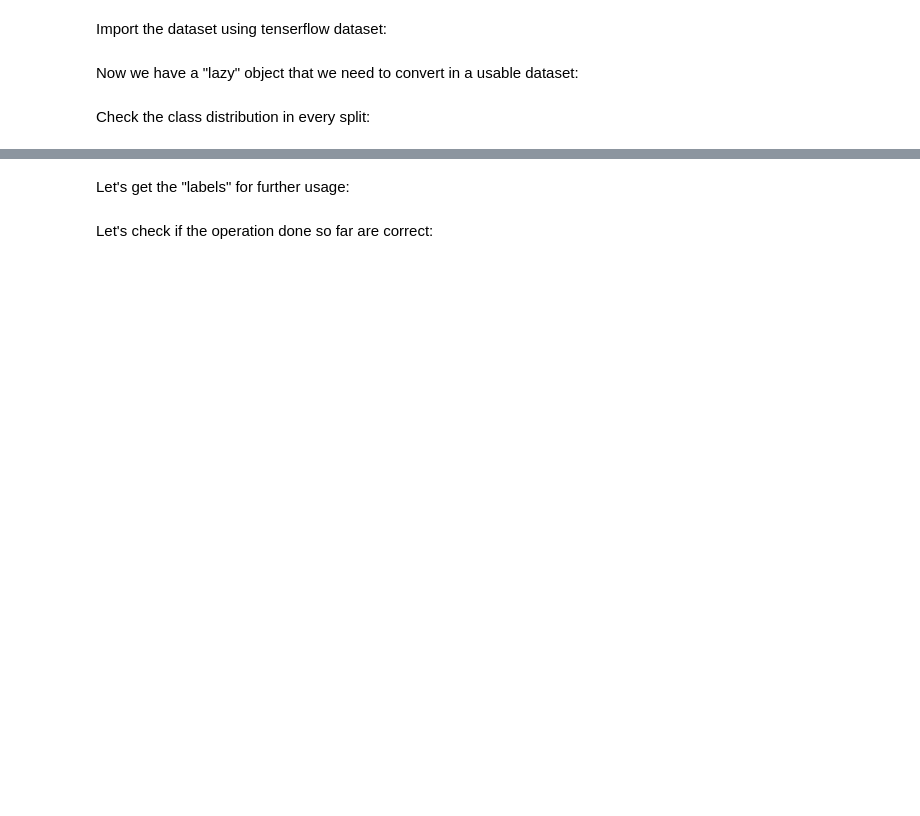
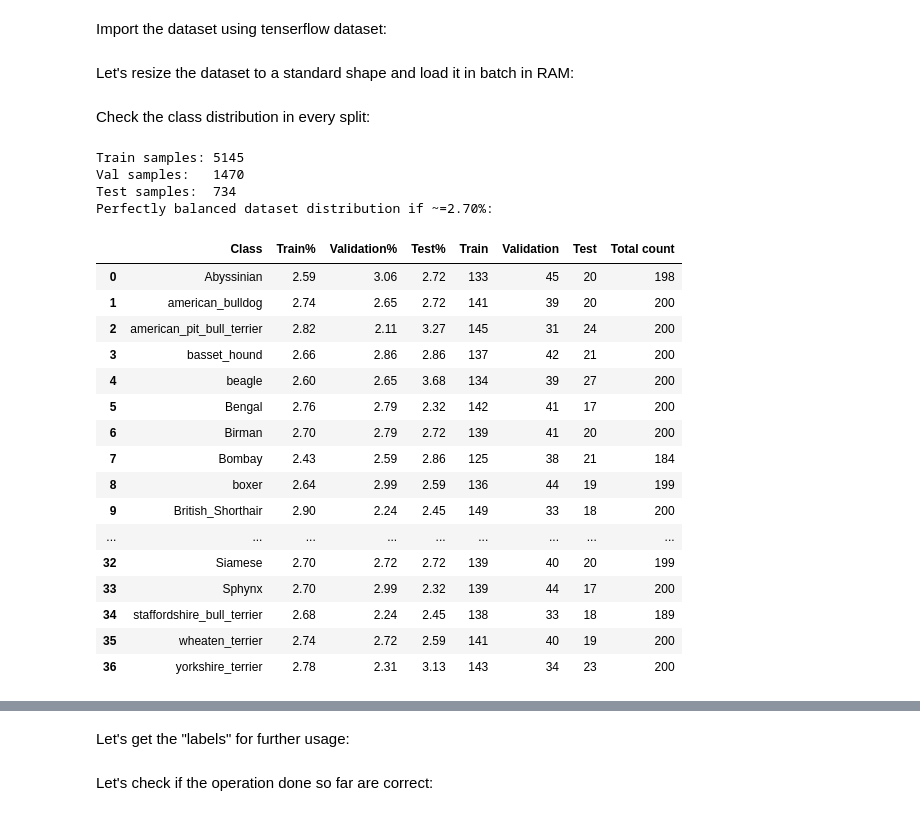
Before and after one commit to Nicolo02/PetClassification_CV_Project, a Jupyter notebook: Task1.ipynb, the cells around one changed output, grey strips where cells are left out. Cells and saved outputs as stored; diff of their text form; code cells hidden in the pictures; blank space fills up the shorter version.

```diff
--- a/Task1.ipynb
+++ b/Task1.ipynb
@@ -49,2 +68,2 @@ dataset_split = ["train[:80%]", "train[80%:]", "test"]
 # %% [markdown]
-Now we have a "lazy" object that we need to convert in a usable dataset:
+Let's resize the dataset to a standard shape and load it in batch in RAM:
@@ -68,24 +104,58 @@ x_test, y_test   = dataset_to_numpy(test_data, img_size=IMG_SHAPE)
 # %% [markdown]
 Check the class distribution in every split:
-# %%
-_, train_count = np.unique(y_train, return_counts=True)
-_, validation_count = np.unique(y_val, return_counts=True)
-_, test_count = np.unique(y_test, return_counts=True)
-
-distribution = pd.DataFrame({
-    "Class": info.features["label"].names,
-    "Train%": (train_count / len(y_train)) * 100,
-    "Validation%": (validation_count / len(y_val)) * 100,
-    "Test%": (test_count / len(y_test)) * 100,
-    "Train": train_count,
-    "Validation": validation_count,
-    "Test": test_count,
-})
-distribution["Total count"] = distribution["Train"] + distribution["Validation"] + distribution["Test"]
-distribution = distribution.round(2)
-
-print(f"Perfectly balanced dataset distribution if ~={100/len(distribution):.2f}%:")
-distribution
+# %%
+def get_labels(dataset):
+    return np.array([label.numpy() for _, label in dataset])
+
+y_train_labels = get_labels(train_split)
+y_val_labels   = get_labels(val_split)
+y_test_labels  = get_labels(test_data)
+
+print(f"Train samples: {len(y_train_labels)}")
+print(f"Val samples:   {len(y_val_labels)}")
+print(f"Test samples:  {len(y_test_labels)}")
+
+_, train_count      = np.unique(y_train_labels, return_counts=True)
+_, validation_count = np.unique(y_val_labels,   return_counts=True)
+_, test_count       = np.unique(y_test_labels,  return_counts=True)
+
+distribution = pd.DataFrame({
+    "Class": info.features["label"].names,
+    "Train%":      (train_count / len(y_train_labels)) * 100,
+    "Validation%": (validation_count / len(y_val_labels)) * 100,
+    "Test%":       (test_count / len(y_test_labels)) * 100,
+    "Train":      train_count,
+    "Validation": validation_count,
+    "Test":       test_count,
+})
+
+distribution["Total count"] = distribution["Train"] + distribution["Validation"] + distribution["Test"]
+distribution = distribution.round(2)
+
+print(f"Perfectly balanced dataset distribution if ~={100/len(distribution):.2f}%:")
+distribution
+# %% [output]
+Train samples: 5145
+Val samples:   1470
+Test samples:  734
+Perfectly balanced dataset distribution if ~=2.70%:
+|  | Class | Train% | Validation% | Test% | Train | Validation | Test | Total count |
+| 0 | Abyssinian | 2.59 | 3.06 | 2.72 | 133 | 45 | 20 | 198 |
+| 1 | american_bulldog | 2.74 | 2.65 | 2.72 | 141 | 39 | 20 | 200 |
+| 2 | american_pit_bull_terrier | 2.82 | 2.11 | 3.27 | 145 | 31 | 24 | 200 |
+| 3 | basset_hound | 2.66 | 2.86 | 2.86 | 137 | 42 | 21 | 200 |
+| 4 | beagle | 2.60 | 2.65 | 3.68 | 134 | 39 | 27 | 200 |
+| 5 | Bengal | 2.76 | 2.79 | 2.32 | 142 | 41 | 17 | 200 |
+| 6 | Birman | 2.70 | 2.79 | 2.72 | 139 | 41 | 20 | 200 |
+| 7 | Bombay | 2.43 | 2.59 | 2.86 | 125 | 38 | 21 | 184 |
+| 8 | boxer | 2.64 | 2.99 | 2.59 | 136 | 44 | 19 | 199 |
+| 9 | British_Shorthair | 2.90 | 2.24 | 2.45 | 149 | 33 | 18 | 200 |
+| ... | ... | ... | ... | ... | ... | ... | ... | ... |
+| 32 | Siamese | 2.70 | 2.72 | 2.72 | 139 | 40 | 20 | 199 |
+| 33 | Sphynx | 2.70 | 2.99 | 2.32 | 139 | 44 | 17 | 200 |
+| 34 | staffordshire_bull_terrier | 2.68 | 2.24 | 2.45 | 138 | 33 | 18 | 189 |
+| 35 | wheaten_terrier | 2.74 | 2.72 | 2.59 | 141 | 40 | 19 | 200 |
+| 36 | yorkshire_terrier | 2.78 | 2.31 | 3.13 | 143 | 34 | 23 | 200 |
 # %%
 fig, ax = plt.subplots(3, 1, figsize=(20, 15))
 ax = ax.flatten()
```
Also changed, not shown: parts of 23 cells of this notebook.
